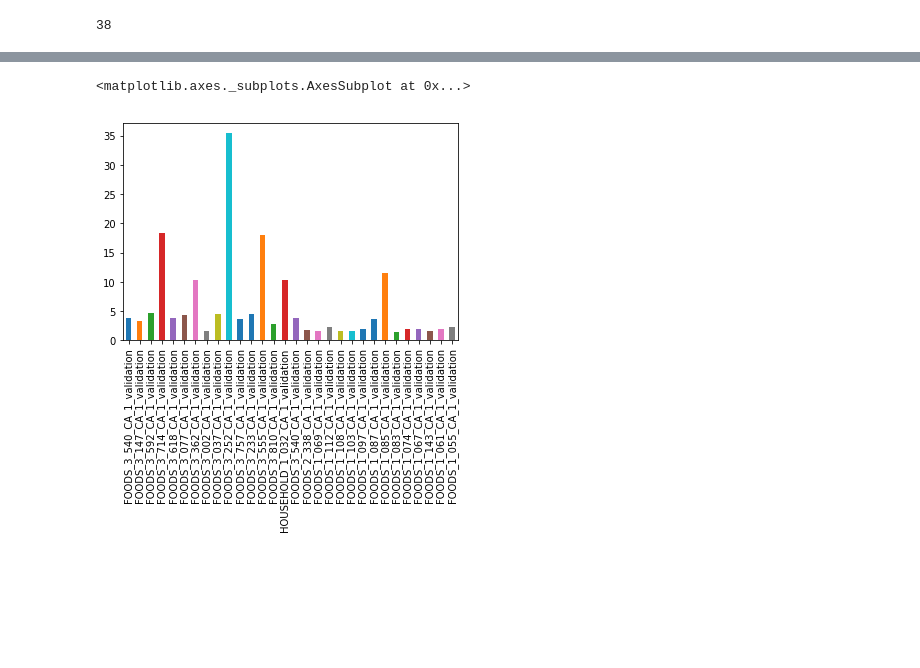
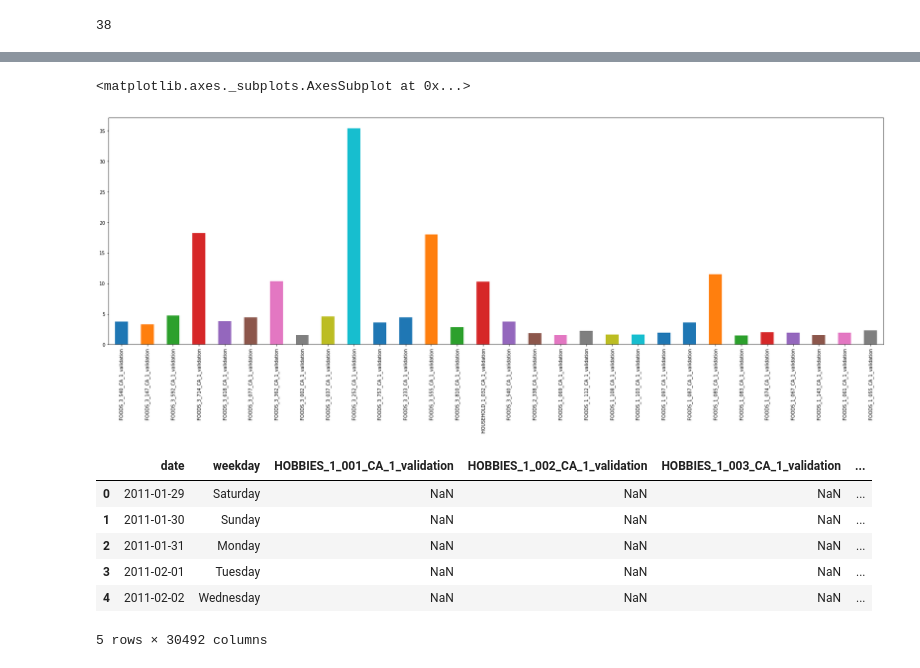
Before and after one commit to M0T0-2020/WalMart_2020, a Jupyter notebook: WalMart2020 EDA no2.ipynb, the cells around one changed output, grey strips where cells are left out. Drawn from its saved outputs; the diff is of its cells as text; code cells hidden in the pictures; blank space fills up the shorter version.

```diff
--- a/WalMart2020 EDA no2.ipynb
+++ b/WalMart2020 EDA no2.ipynb
@@ -82,7 +83,8 @@ array(['CA_1', 'CA_2', 'CA_3', 'CA_4', 'TX_1', 'TX_2', 'TX_3', 'WI_1',
        'WI_2', 'WI_3'], dtype=object)
 # %%
 corr_dict = {}
-for store in tqdm(train_df.store_id.unique()):
+store_id = ['CA_1', 'CA_2', 'CA_3', 'CA_4', 'TX_1', 'TX_2', 'TX_3', 'WI_1', 'WI_2', 'WI_3']
+for store in tqdm(store_id):
     tmp_df = data.iloc[-84:,data.columns.str.contains(store)]
     mean = tmp_df.mean(axis=0)
     tmp_df = tmp_df.loc[:,mean>1.5]
@@ -130,7 +132,7 @@ gc.collect()
 # %%
 d = 28
 
-prnt_col = 'FOODS_3_511_CA_1_validation'
+prnt_col = 'FOODS_3_540_CA_1_validation'
 
 plt.figure(figsize=(30,9))
 for col in corr[prnt_col].sort_values(ascending=False).index[:5]:
@@ -156,5 +158,6 @@ for i in range(1, 6):
 # %%
+plt.figure(figsize=(30,9))
 data[a.index].iloc[-84:, [i for i in range(15)]+[-i for i in range(15)]].mean(axis=0).plot('bar')
 # %% [output]
 <matplotlib.axes._subplots.AxesSubplot at 0x...>
-[figure, old version]
+[figure, new version]
@@ -160,0 +181,10 @@ data[a.index].iloc[-84:, [i for i in range(15)]+[-i for i in range(15)]].mean(ax
+# %%
+data2.head()
+# %% [output]
+|  | date | weekday | HOBBIES_1_001_CA_1_validation | HOBBIES_1_002_CA_1_validation | HOBBIES_1_003_CA_1_validation | ... |
+| 0 | 2011-01-29 | Saturday | NaN | NaN | NaN | ... |
+| 1 | 2011-01-30 | Sunday | NaN | NaN | NaN | ... |
+| 2 | 2011-01-31 | Monday | NaN | NaN | NaN | ... |
+| 3 | 2011-02-01 | Tuesday | NaN | NaN | NaN | ... |
+| 4 | 2011-02-02 | Wednesday | NaN | NaN | NaN | ... |
+5 rows × 30492 columns
```
Also changed, not shown: parts of 10 cells of this notebook.
